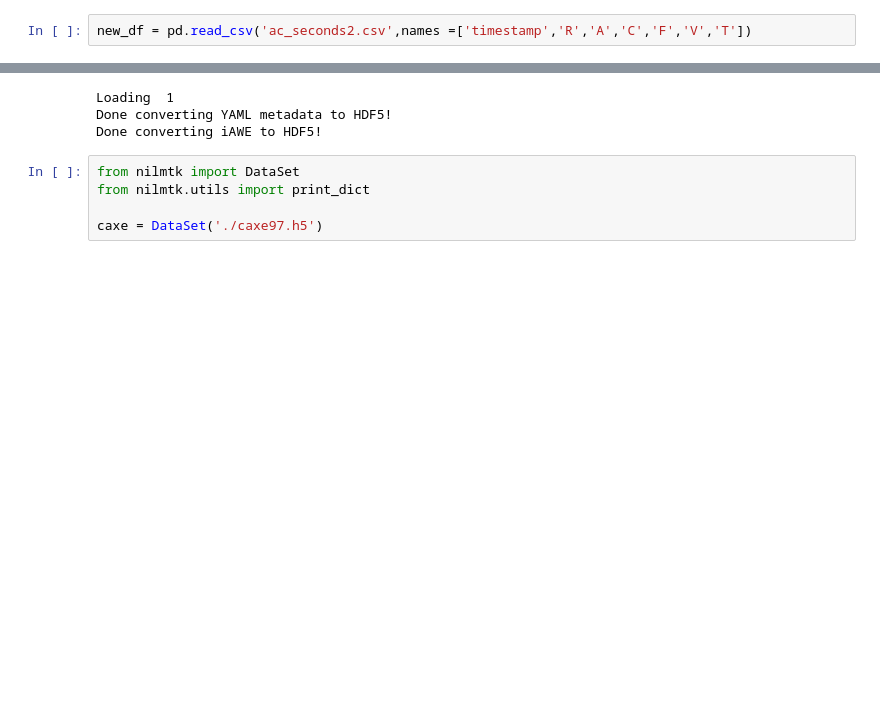
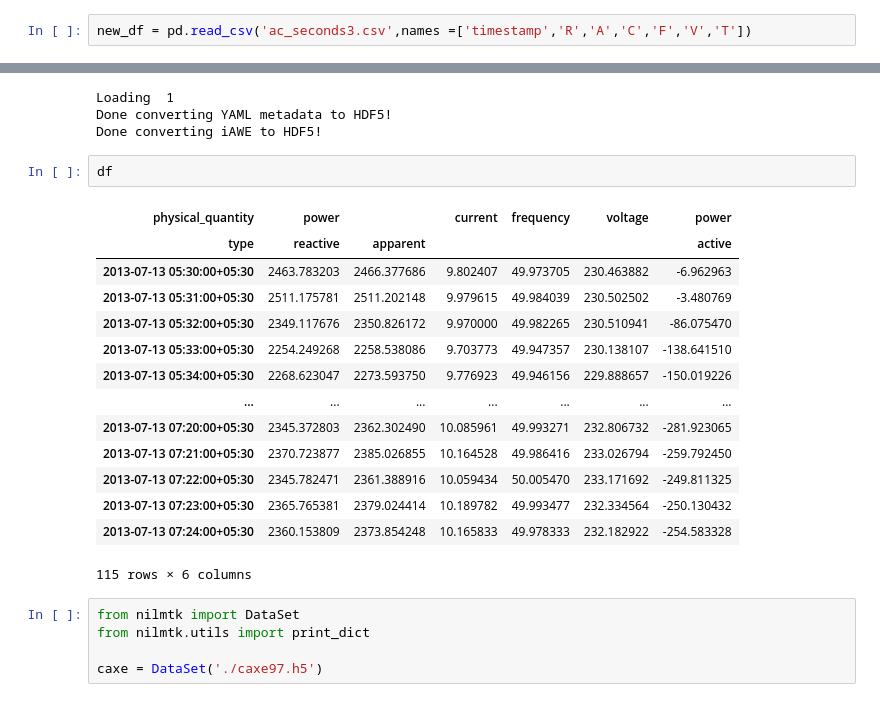
Before and after one commit to caxefaizan/RNN_Model, a Jupyter notebook: NILMTK.ipynb, the cells around one changed output, grey strips where cells are left out. Drawn from its saved outputs; the diff is of its cells as text; blank space fills up the shorter version.

```diff
--- a/NILMTK.ipynb
+++ b/NILMTK.ipynb
@@ -60,7 +60,7 @@ MultiIndex([(    'power', 'reactive'),
 # %%
 tb = pd.DataFrame(columns = df.columns)
 # %%
-new_df = pd.read_csv('ac_seconds2.csv',names =['timestamp','R','A','C','F','V','T'])
+new_df = pd.read_csv('ac_seconds3.csv',names =['timestamp','R','A','C','F','V','T'])
 # %%
 new_df.head()
 # %% [output]
@@ -180,6 +150,23 @@ print("Done converting iAWE to HDF5!")
 Loading  1
 Done converting YAML metadata to HDF5!
 Done converting iAWE to HDF5!
+# %%
+df
+# %% [output]
+| physical_quantity | power |  | current | frequency | voltage | power |
+| type | reactive | apparent |  |  |  | active |
+| 2013-07-13 05:30:00+05:30 | 2463.783203 | 2466.377686 | 9.802407 | 49.973705 | 230.463882 | -6.962963 |
+| 2013-07-13 05:31:00+05:30 | 2511.175781 | 2511.202148 | 9.979615 | 49.984039 | 230.502502 | -3.480769 |
+| 2013-07-13 05:32:00+05:30 | 2349.117676 | 2350.826172 | 9.970000 | 49.982265 | 230.510941 | -86.075470 |
+| 2013-07-13 05:33:00+05:30 | 2254.249268 | 2258.538086 | 9.703773 | 49.947357 | 230.138107 | -138.641510 |
+| 2013-07-13 05:34:00+05:30 | 2268.623047 | 2273.593750 | 9.776923 | 49.946156 | 229.888657 | -150.019226 |
+| ... | ... | ... | ... | ... | ... | ... |
+| 2013-07-13 07:20:00+05:30 | 2345.372803 | 2362.302490 | 10.085961 | 49.993271 | 232.806732 | -281.923065 |
+| 2013-07-13 07:21:00+05:30 | 2370.723877 | 2385.026855 | 10.164528 | 49.986416 | 233.026794 | -259.792450 |
+| 2013-07-13 07:22:00+05:30 | 2345.782471 | 2361.388916 | 10.059434 | 50.005470 | 233.171692 | -249.811325 |
+| 2013-07-13 07:23:00+05:30 | 2365.765381 | 2379.024414 | 10.189782 | 49.993477 | 232.334564 | -250.130432 |
+| 2013-07-13 07:24:00+05:30 | 2360.153809 | 2373.854248 | 10.165833 | 49.978333 | 232.182922 | -254.583328 |
+115 rows × 6 columns
 # %%
 from nilmtk import DataSet
 from nilmtk.utils import print_dict
```
Also changed, not shown: parts of 7 cells of this notebook.
